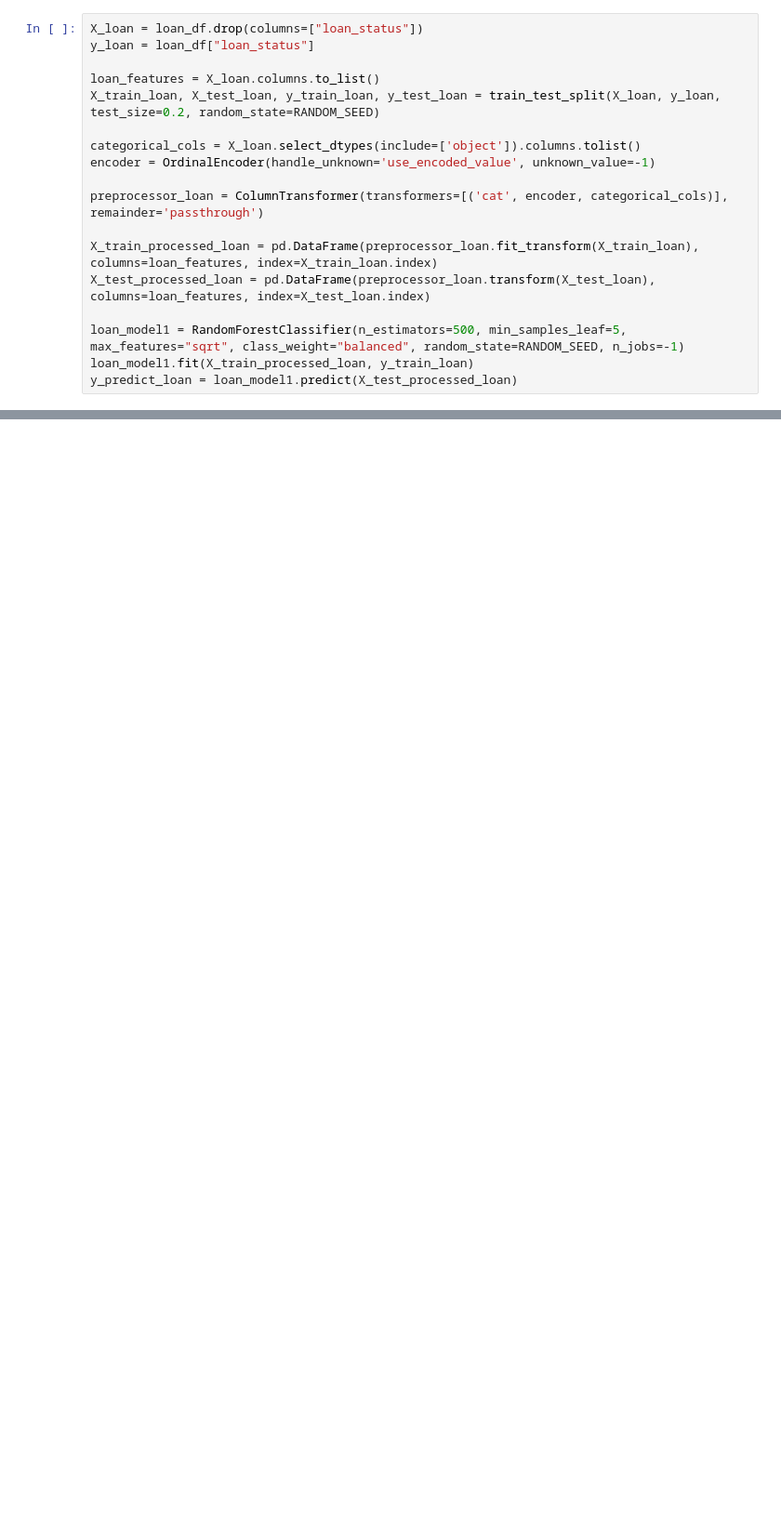
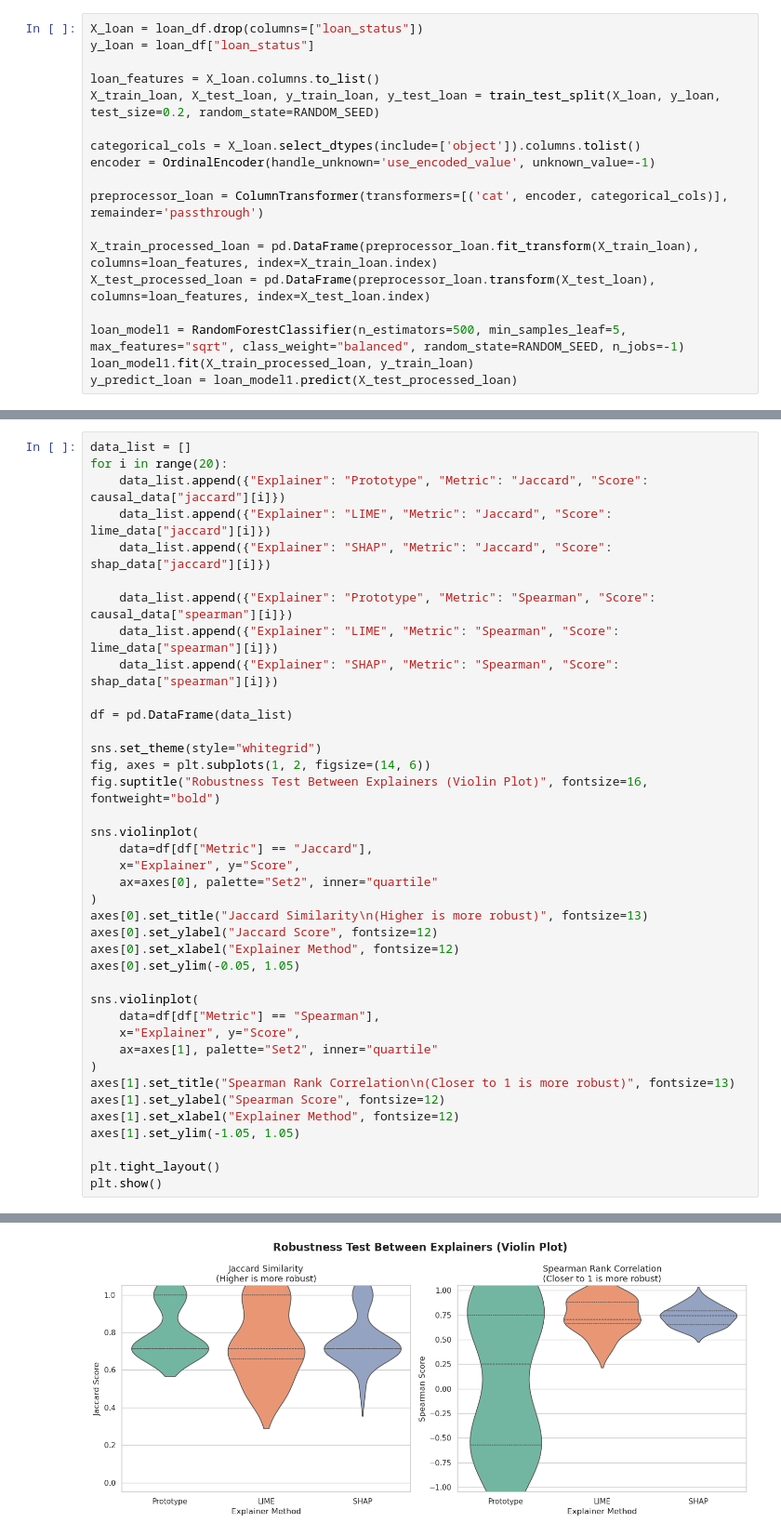
Before and after one commit to alexisvuvietnam/UtilityAlignedExplainer, a Jupyter notebook: empirical_work_tabular.ipynb, the cells around one changed output, grey strips where cells are left out. Shown at 93% size. Drawn from its saved outputs; the diff is of its cells as text; blank space fills up the shorter version.

```diff
--- a/empirical_work_tabular.ipynb
+++ b/empirical_work_tabular.ipynb
@@ -144,0 +196,40 @@ prototype_explainer.explanations
+# %%
+data_list = []
+for i in range(20):
+    data_list.append({"Explainer": "Prototype", "Metric": "Jaccard", "Score": causal_data["jaccard"][i]})
+    data_list.append({"Explainer": "LIME", "Metric": "Jaccard", "Score": lime_data["jaccard"][i]})
+    data_list.append({"Explainer": "SHAP", "Metric": "Jaccard", "Score": shap_data["jaccard"][i]})
+
+    data_list.append({"Explainer": "Prototype", "Metric": "Spearman", "Score": causal_data["spearman"][i]})
+    data_list.append({"Explainer": "LIME", "Metric": "Spearman", "Score": lime_data["spearman"][i]})
+    data_list.append({"Explainer": "SHAP", "Metric": "Spearman", "Score": shap_data["spearman"][i]})
+
+df = pd.DataFrame(data_list)
+
+sns.set_theme(style="whitegrid")
+fig, axes = plt.subplots(1, 2, figsize=(14, 6))
+fig.suptitle("Robustness Test Between Explainers (Violin Plot)", fontsize=16, fontweight="bold")
+
+sns.violinplot(
+    data=df[df["Metric"] == "Jaccard"],
+    x="Explainer", y="Score",
+    ax=axes[0], palette="Set2", inner="quartile"
+)
+axes[0].set_title("Jaccard Similarity\n(Higher is more robust)", fontsize=13)
+axes[0].set_ylabel("Jaccard Score", fontsize=12)
+axes[0].set_xlabel("Explainer Method", fontsize=12)
+axes[0].set_ylim(-0.05, 1.05)
+
+sns.violinplot(
+    data=df[df["Metric"] == "Spearman"],
+    x="Explainer", y="Score",
+    ax=axes[1], palette="Set2", inner="quartile"
+)
+axes[1].set_title("Spearman Rank Correlation\n(Closer to 1 is more robust)", fontsize=13)
+axes[1].set_ylabel("Spearman Score", fontsize=12)
+axes[1].set_xlabel("Explainer Method", fontsize=12)
+axes[1].set_ylim(-1.05, 1.05)
+
+plt.tight_layout()
+plt.show()
+# %% [output]
@@ -144,0 +243 @@ prototype_explainer.explanations
+[figure, added]
```
Also changed, not shown: parts of 22 cells of this notebook, 3 other files.
